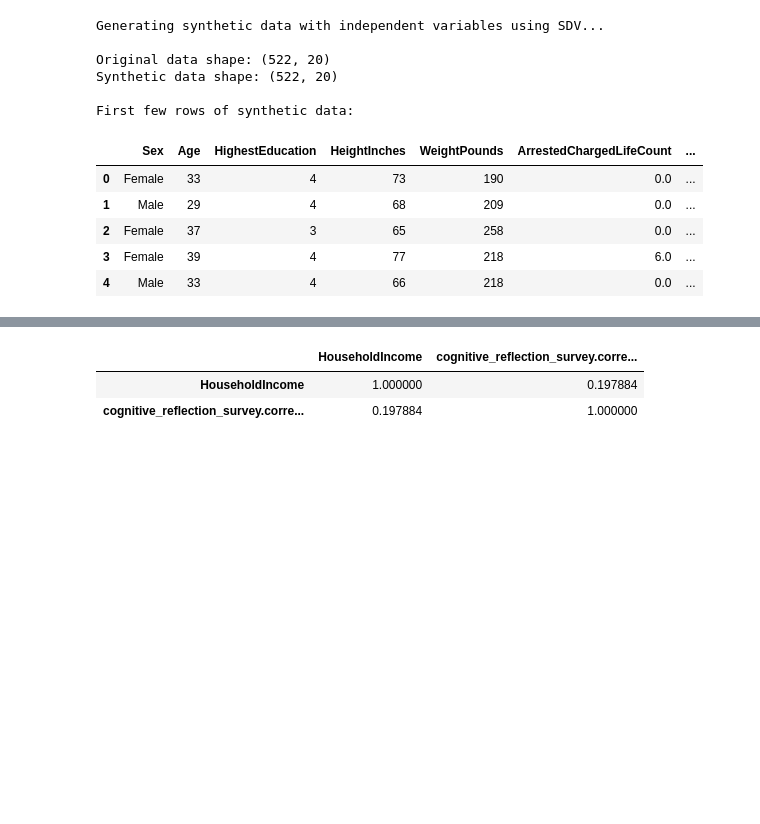
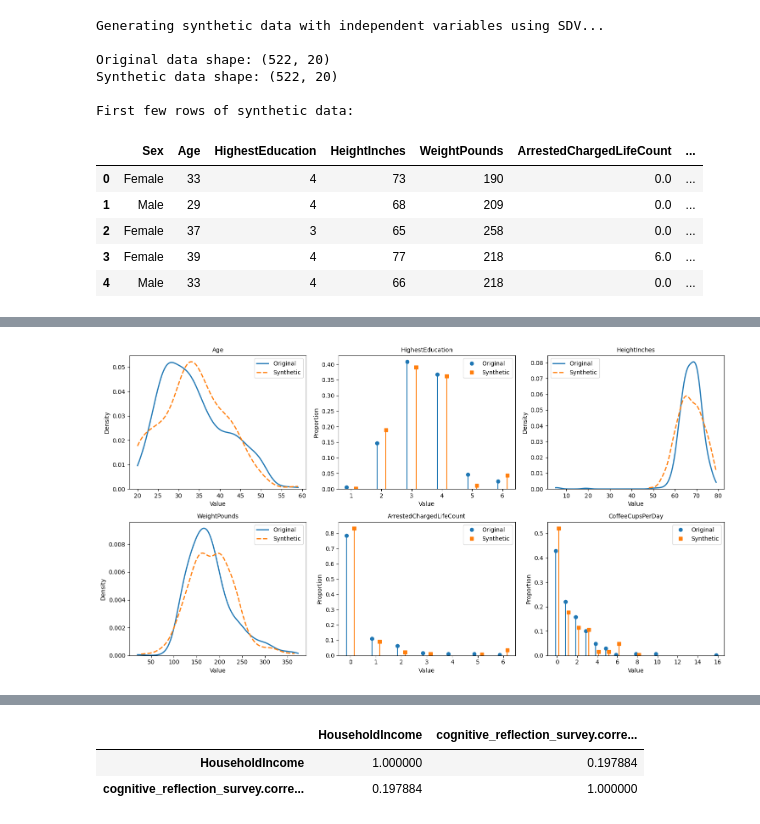
Before and after one commit to BetterCodeBetterScience/bettercode, a Jupyter notebook: notebooks/ch-09/sdv_example.ipynb, the cells around one changed output, grey strips where cells are left out. Drawn from its saved outputs; the diff is of its cells as text; code cells hidden in the pictures; blank space fills up the shorter version.

```diff
--- a/notebooks/ch-09/sdv_example.ipynb
+++ b/notebooks/ch-09/sdv_example.ipynb
@@ -270,0 +215,78 @@ HeightInches:
+# %%
+
+# Visualize distributions of a few variables. Kernel density lines compare
+# more cleanly than two overlaid histograms, but a smooth curve misrepresents
+# the low-cardinality count variables (education level, arrests, coffee cups),
+# so those get side-by-side stems showing the proportion at each level. The
+# dash pattern and marker shape distinguish the two series in both variants,
+# so the gray version stays readable in print.
+numeric_cols = numeric_orig.columns[:6]
+
+MAX_DISCRETE_LEVELS = 12  # at or below this, plot proportions instead of a density
+STEM_OFFSET = 0.15  # horizontal nudge that keeps the two stem series apart
+
+DIST_STYLE = {
+    'color': {'orig': dict(color='tab:blue', linestyle='-', marker='o'),
+              'synth': dict(color='tab:orange', linestyle='--', marker='s')},
+    'gray': {'orig': dict(color='0.0', linestyle='-', marker='o'),
+             'synth': dict(color='0.5', linestyle='--', marker='s')},
+}
+
+
+def is_discrete(values):
+    """True if the variable takes few enough distinct values to plot as levels."""
+    return values.dropna().nunique() <= MAX_DISCRETE_LEVELS
+
+
+def draw_density(ax, values, label, style):
+    """Draw a kernel density line, clipped to the observed range."""
+    sns.kdeplot(values.dropna(), ax=ax, label=label, cut=0, linewidth=2,
+                color=style['color'], linestyle=style['linestyle'])
+
+
+def draw_stems(ax, values, label, style, offset):
+    """Draw the proportion at each observed level as an offset stem plot."""
+    props = values.dropna().value_counts(normalize=True).sort_index()
+    x = props.index.to_numpy(dtype=float) + offset
+    ax.vlines(x, 0, props.to_numpy(), color=style['color'], linewidth=1.5)
+    ax.plot(x, props.to_numpy(), linestyle='none', marker=style['marker'],
+            markersize=6, color=style['color'], label=label)
+
+
+def make_sdvdist(variant):
+    style = DIST_STYLE[variant]
+    fig, axes = plt.subplots(2, 3, figsize=(15, 8))
+    for ax, col in zip(axes.flatten(), numeric_cols):
+        discrete = is_discrete(df_orig[col])
+        for key, label, df in [('orig', 'Original', df_orig),
+                               ('synth', 'Synthetic', df_synthetic)]:
+            if discrete:
+                offset = -STEM_OFFSET if key == 'orig' else STEM_OFFSET
+                draw_stems(ax, df[col], label, style[key], offset)
+            else:
+                draw_density(ax, df[col], label, style[key])
+        ax.set_title(col, fontsize=10)
+        ax.set_xlabel('Value')
+        ax.set_ylabel('Proportion' if discrete else 'Density')
+        ax.set_ylim(bottom=0)
+        if discrete:
+            ax.xaxis.set_major_locator(plt.MaxNLocator(integer=True))
+        ax.legend()
+    fig.tight_layout()
+    return fig
+
+
+save_fig_variants(make_sdvdist, 'sdvdist', CHAPTER, IMAGE_DIR)
+make_sdvdist("color")
+plt.show()
+
+# Print summary statistics comparison
+print("\n" + "="*80)
+print("Summary statistics comparison for first few variables:")
+print("="*80)
+for col in numeric_cols[:3]:
+    print(f"\n{col}:")
+    print(f"  Original: mean={df_orig[col].mean():.2f}, std={df_orig[col].std():.2f}")
+    print(f"  Synthetic: mean={df_synthetic[col].mean():.2f}, std={df_synthetic[col].std():.2f}")
+# %% [output]
+[figure, added]
```
Also changed, not shown: parts of 2 cells of this notebook.
